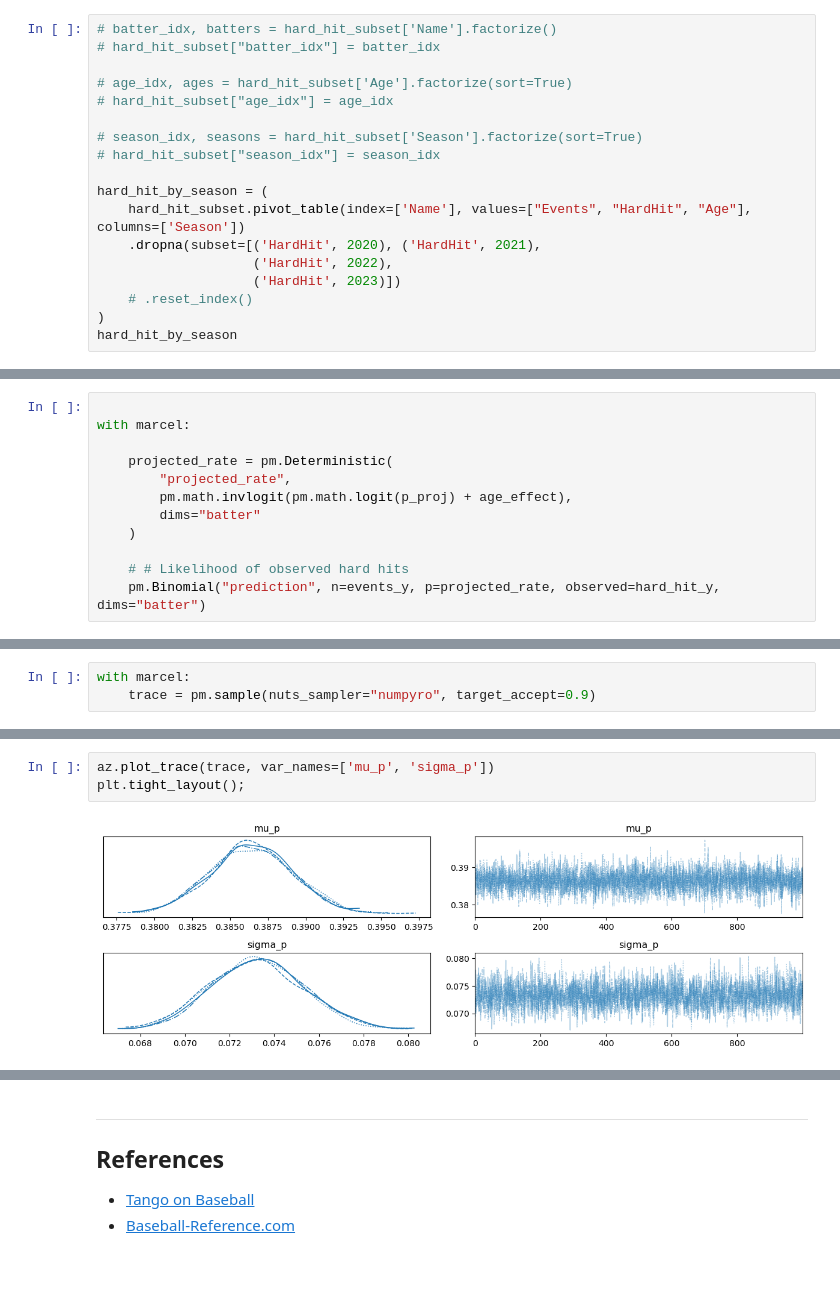
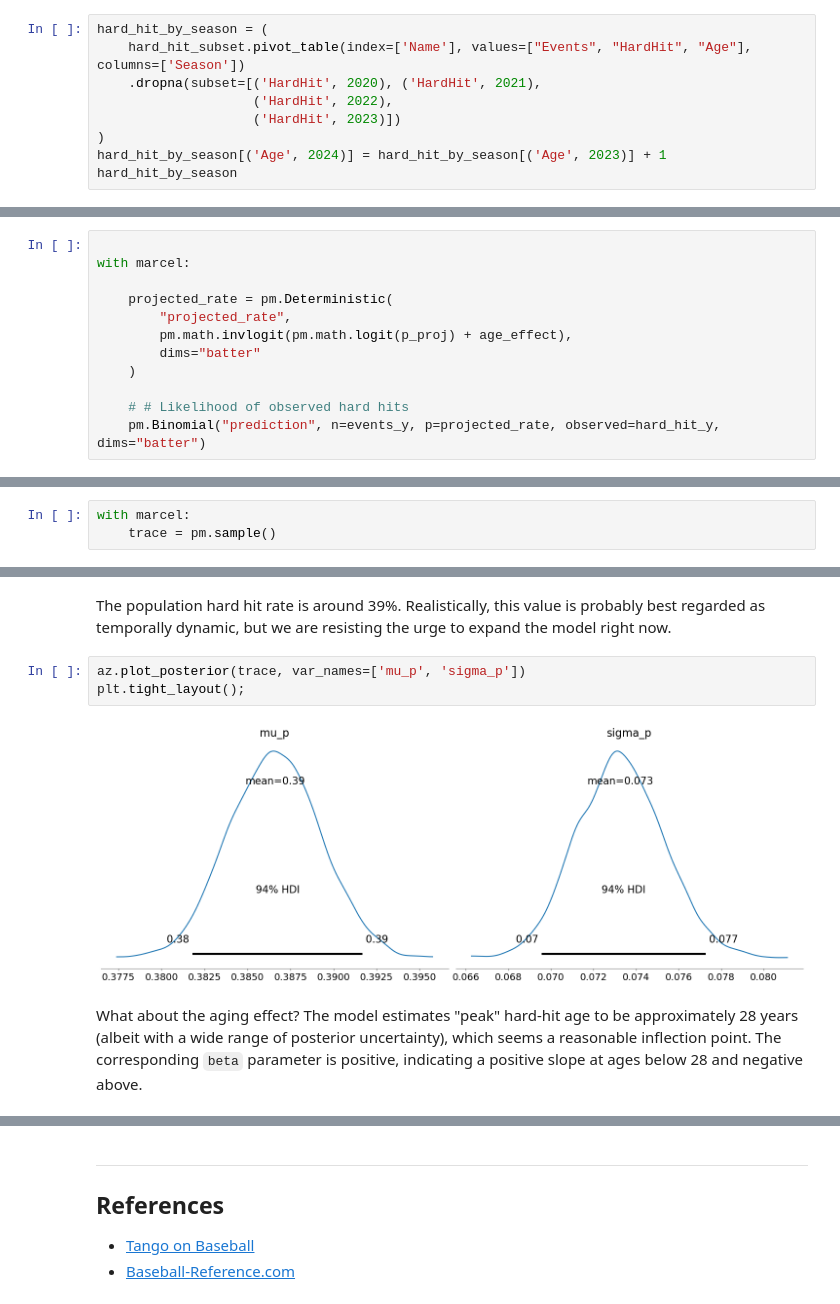
Before and after one commit to fonnesbeck/bayesian_marcel, a Jupyter notebook: marcel.ipynb, the cells around one changed output, grey strips where cells are left out. Drawn from its saved outputs; the diff is of its cells as text; blank space fills up the shorter version.

Commit message:
Draft of final model

```diff
--- a/marcel.ipynb
+++ b/marcel.ipynb
@@ -91,20 +92,11 @@ We need to do a little bit of data processing. Specifically, we create index val
 # %%
-# batter_idx, batters = hard_hit_subset['Name'].factorize()
-# hard_hit_subset["batter_idx"] = batter_idx
-
-# age_idx, ages = hard_hit_subset['Age'].factorize(sort=True)
-# hard_hit_subset["age_idx"] = age_idx
-
-# season_idx, seasons = hard_hit_subset['Season'].factorize(sort=True)
-# hard_hit_subset["season_idx"] = season_idx
-
 hard_hit_by_season = (
     hard_hit_subset.pivot_table(index=['Name'], values=["Events", "HardHit", "Age"], columns=['Season'])
     .dropna(subset=[('HardHit', 2020), ('HardHit', 2021),
                     ('HardHit', 2022),
                     ('HardHit', 2023)])
-    # .reset_index()
 )
+hard_hit_by_season[('Age', 2024)] = hard_hit_by_season[('Age', 2023)] + 1
 hard_hit_by_season
 # %% [output]
 |  | Age |  |  |  |  | Events |  |  |  |  | HardHit | ... |
@@ -237,3 +237,3 @@ We will estimate the model using Markov chain Monte Carlo (MCMC) sampling, speci
 # %%
 with marcel:
-    trace = pm.sample(nuts_sampler="numpyro", target_accept=0.9)
+    trace = pm.sample()
@@ -274,6 +306,10 @@ array([<Axes: title={'center': '94.0% HDI'}>], dtype=object)
+# %% [markdown]
+The population hard hit rate is around 39%. Realistically, this value is probably best regarded as temporally dynamic, but we are resisting the urge to expand the model right now.
 # %%
-az.plot_trace(trace, var_names=['mu_p', 'sigma_p'])
+az.plot_posterior(trace, var_names=['mu_p', 'sigma_p'])
 plt.tight_layout();
 # %% [output]
-[figure, old version]
+[figure, new version]
+# %% [markdown]
+What about the aging effect? The model estimates "peak" hard-hit age to be approximately 28 years (albeit with a wide range of posterior uncertainty), which seems a reasonable inflection point. The corresponding `beta` parameter is positive, indicating a positive slope at ages below 28 and negative above.
 # %%
```
Also changed, not shown: parts of 44 cells of this notebook.
